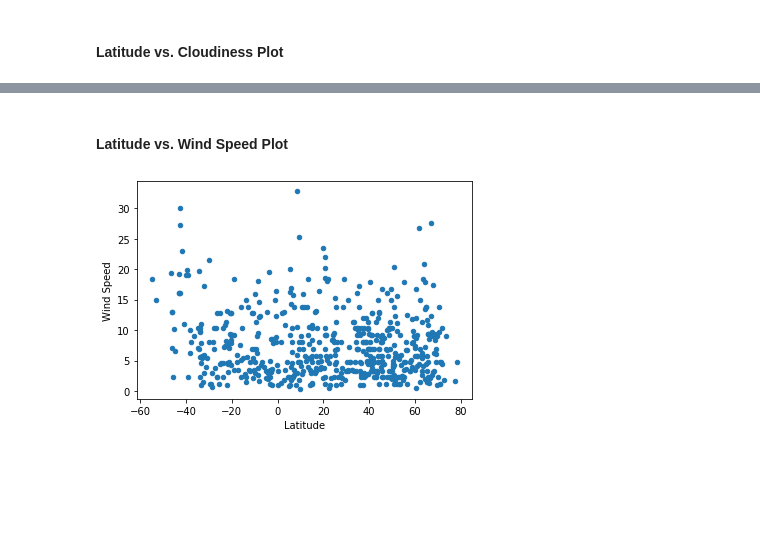
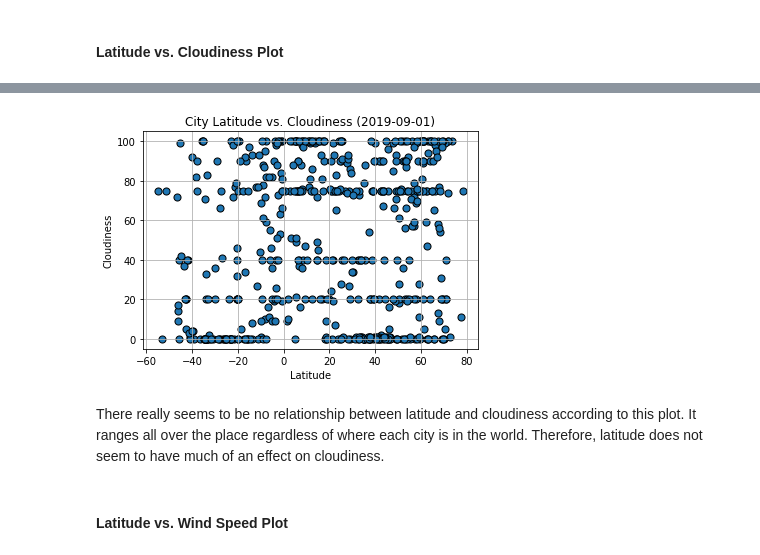
Before and after one commit to c-l-nguyen/python-api-challenge, a Jupyter notebook: WeatherPy/WeatherPy.ipynb, the cells around one changed output, grey strips where cells are left out. Saved outputs shown, nothing was run; the diff lists cells and outputs as text; code cells hidden in the pictures; blank space fills up the shorter version.

```diff
--- a/WeatherPy/WeatherPy.ipynb
+++ b/WeatherPy/WeatherPy.ipynb
@@ -205,6 +225,14 @@ city_weather_df.plot(kind="scatter", x="Latitude", y="Cloudiness");
+# %%
+date = city_weather_df["Converted Date"][0]
+
+ax = city_weather_df.plot(kind="scatter", x="Latitude", y="Cloudiness", edgecolor='k', facecolor='b', s=50);
+ax.set_title(f"City Latitude vs. Cloudiness ({date})");
+ax.set_xlabel("Latitude");
+ax.set_ylabel("Cloudiness");
+ax.grid();
+# %% [output]
+[figure, added]
+# %% [markdown]
+There really seems to be no relationship between latitude and cloudiness according to this plot. It ranges all over the place regardless of where each city is in the world. Therefore, latitude does not seem to have much of an effect on cloudiness.
 # %% [markdown]
 #### Latitude vs. Wind Speed Plot
-# %%
-city_weather_df.plot(kind="scatter", x="Latitude", y="Wind Speed");
-# %% [output]
-[figure, removed]
```
Also changed, not shown: parts of 24 cells of this notebook, 1 other file.
